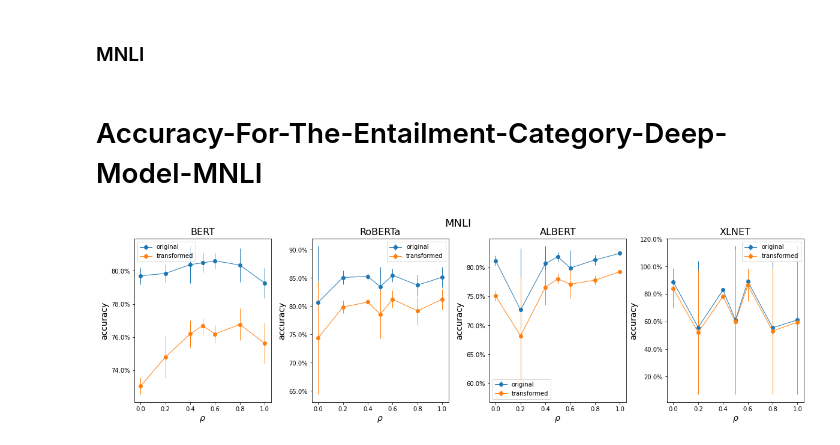
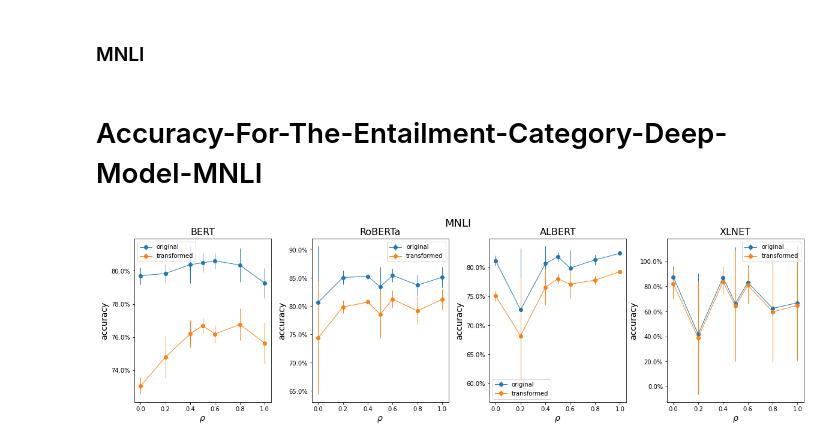
Before and after one commit to lukewanless/looking-for-equivalences, a Jupyter notebook: src/analysis1_quantitative_results.ipynb, the cells around one changed output. Cells and saved outputs as stored; diff of their text form; code cells hidden in the pictures.

```diff
--- a/src/analysis1_quantitative_results.ipynb
+++ b/src/analysis1_quantitative_results.ipynb
@@ -480,9 +480,8 @@ paired_t_p_values_mnli_xlnet = []
 observable_paired_t_stats_mnli_xlnet = []
 
 # test_repetitions = 5
-test_repetitions = 1
-
-batchs = range(1, test_repetitions + 1)
+# batchs = range(1, test_repetitions + 1)
+batchs = [1,2,3,5]
 
 for i in tqdm(batchs):
 
@@ -1074,9 +1073,8 @@ acc_t_mnli_xlnet = []
 diff_mnli_xlnet = []
 
 # test_repetitions = 5
-
-test_repetitions = 3
-batchs = range(1, test_repetitions + 1)
+# batchs = range(1, test_repetitions + 1)
+batchs = [1,2,3,5]
 
 for i in tqdm(batchs):
 
@@ -1470,8 +1493,9 @@ all_c_mnli_xlnet = []
 all_e_mnli_xlnet = []
 
 
-test_repetitions = 3
-batchs = range(1, test_repetitions + 1)
+# test_repetitions = 5
+# batchs = range(1, test_repetitions + 1)
+batchs = [1,2,3,5]
 
 for i in tqdm(batchs):
     base_path = "raw_results/{}/{}/syn_p_h/batch{}/*.csv".format(folder,model, i)
@@ -1684,8 +1708,9 @@ model = "xlnet_base"
 acc_mnli_xlnet = []
 acc_t_mnli_xlnet = []
 # test_repetitions = 5
-test_repetitions = 3
-batchs = range(1, test_repetitions + 1)
+# batchs = range(1, test_repetitions + 1)
+batchs = [1,2,3,5]
+
 
 for i in tqdm(batchs):
     base_path = "raw_results/{}/{}/syn_p_h/batch{}/*.csv".format(folder,model, i)
@@ -1709,31 +1734,31 @@ ax[1].errorbar(acc_mnli_roberta.index, acc_mnli_roberta.mean(1), yerr=acc_mnli_r
 ax[1].errorbar(acc_t_mnli_roberta.index, acc_t_mnli_roberta.mean(1), yerr=acc_t_mnli_roberta.std(1), fmt='-o', linewidth=1.00, label="transformed");
 ax[1].set_xlabel(r"$\rho$", fontsize=14);
 ax[1].set_ylabel("accuracy", fontsize=14);
 ax[1].legend(loc="best");
 ax[1].set_title("RoBERTa", fontsize=16);
 ax[1].yaxis.set_major_formatter(FuncFormatter(y_axis_formatter))
 
 ax[2].errorbar(acc_mnli_albert.index, acc_mnli_albert.mean(1), yerr=acc_mnli_albert.std(1),fmt='-o', linewidth=1.00, label="original");
 ax[2].errorbar(acc_t_mnli_albert.index, acc_t_mnli_albert.mean(1), yerr=acc_t_mnli_albert.std(1), fmt='-o', linewidth=1.00, label="transformed");
 ax[2].set_xlabel(r"$\rho$", fontsize=14);
 ax[2].set_ylabel("accuracy", fontsize=14);
 ax[2].legend(loc="best");
 ax[2].set_title("ALBERT", fontsize=16);
 ax[2].yaxis.set_major_formatter(FuncFormatter(y_axis_formatter))
 
 ax[3].errorbar(acc_mnli_xlnet.index, acc_mnli_xlnet.mean(1), yerr=acc_mnli_xlnet.std(1), fmt='-o', linewidth=1.00, label="original");
 ax[3].errorbar(acc_t_mnli_xlnet.index, acc_t_mnli_xlnet.mean(1), yerr=acc_t_mnli_xlnet.std(1), fmt='-o', linewidth=1.00, label="transformed");
 ax[3].set_xlabel(r"$\rho$", fontsize=14);
 ax[3].set_ylabel("accuracy", fontsize=14);
 ax[3].legend(loc="best");
 ax[3].set_title("XLNET", fontsize=16);
 ax[3].yaxis.set_major_formatter(FuncFormatter(y_axis_formatter))
 
 plt.subplots_adjust(hspace=0.2, wspace=0.3);
 
 plt.figtext(0.5, 0.95, 'MNLI', ha='center', va='center',fontsize=18);
 fig.savefig('figs/paper/mnli_acc_entailment.png', bbox_inches=None, pad_inches=0.5)
 display(Markdown("# Accuracy-For-The-Entailment-Category-Deep-Model-MNLI"))
 # %% [output]
 # Accuracy-For-The-Entailment-Category-Deep-Model-MNLI
-[figure, old version]
+[figure, new version]
```
Also changed, not shown: parts of 6 cells of this notebook, 4 other files.
